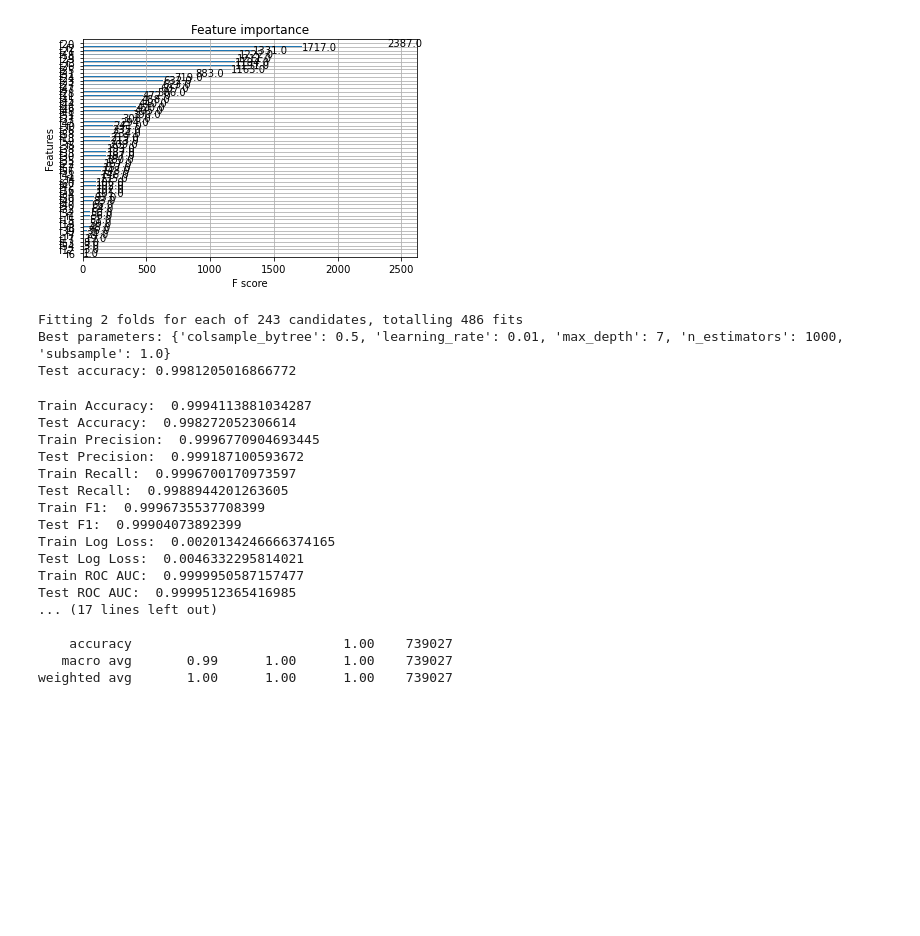
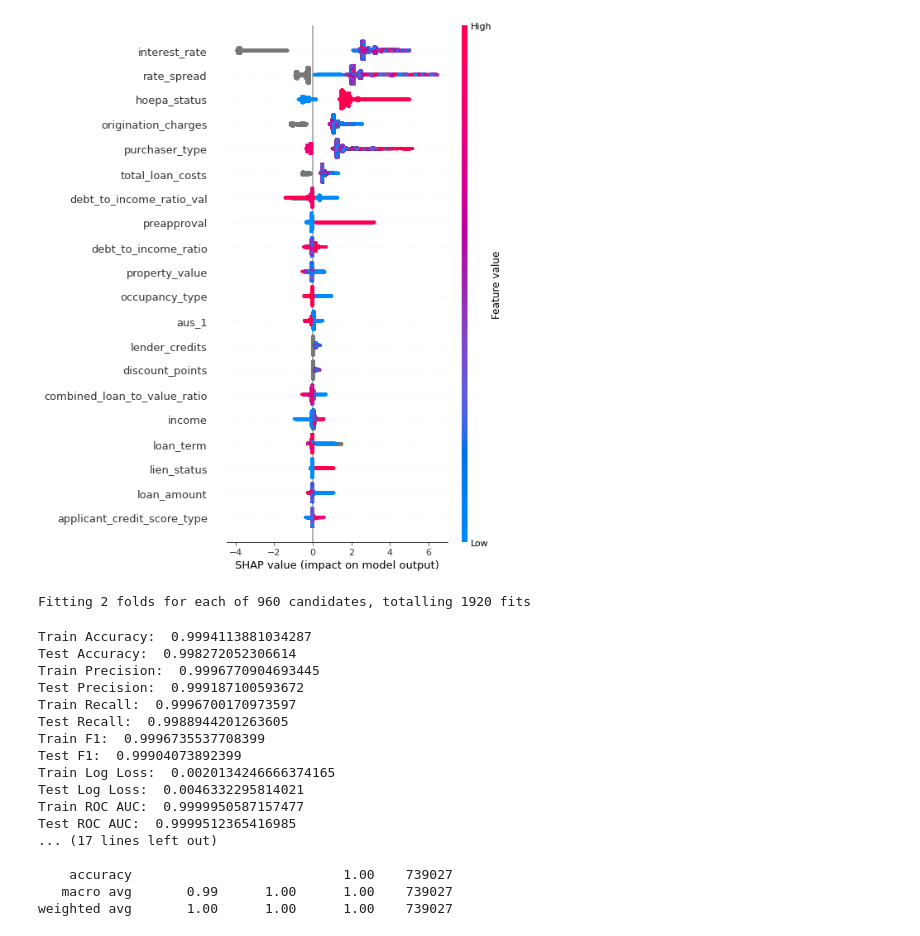
Before and after one commit to CoralLemons/Mortgage-Analysis-Project, a Jupyter notebook: Code/shane/exploration.ipynb, the cells around one changed output. Saved outputs shown, nothing was run; the diff lists cells and outputs as text; code cells hidden in the pictures; blank space fills up the shorter version.

Commit message:
adding the analytics table logic and additional xgboost data

```diff
--- a/Code/shane/exploration.ipynb
+++ b/Code/shane/exploration.ipynb
@@ -286,28 +351,7 @@ trainDF, testDF = train_test_split(sampleDF,
 # %%
 
-# split the data into predictors and target
-trainPredictors = trainDF.drop("action_taken")
-trainPredictors = trainPredictors.drop(descriptiveCols)
-trainTarget = trainDF["action_taken"]
-
-testPredictors = testDF.drop("action_taken")
-testPredictors = testPredictors.drop(descriptiveCols)
-testTarget = testDF["action_taken"]
-
-# build the model
-model = XGBClassifier(
-    n_estimators=1000,
-    max_depth=5,
-    learning_rate=0.1,
-    subsample=0.8,
-    colsample_bytree=0.8,
-    objective="binary:logistic",
-    eval_metric="logloss",
-    use_label_encoder=True
-)
-
 # fit the model
-model.fit(trainPredictors.to_numpy(), trainTarget.to_numpy())
+model.fit(trainPredictors, trainTarget)
 
 # make predictions
 trainPredictions = model.predict(trainPredictors.to_numpy())
@@ -346,20 +390,29 @@ trainClassificationReport = classification_report(trainTarget.to_numpy(), trainP
 testClassificationReport = classification_report(testTarget.to_numpy(), testPredictions)
 
 # show importance
-plot_importance(model)
-plt.show()
-
-# tune the model
-# %% [output]
-[figure, removed]
+# %%
+# now use shap on my model to show both feature importance AND the direction that each feature's values impact the model
+
+import shap
+
+# create a shap explainer
+explainer = shap.Explainer(model)
+
+# calculate the shap values
+shap_values = explainer.shap_values(trainPredictors)
+
+# plot the shap values
+shap.summary_plot(shap_values, trainPredictors)
+# %% [output]
+[figure, added]
 # %%
 # create a parameter grid
 paramGrid = {
     "max_depth": [3, 5, 7],
-    "n_estimators": [100, 500, 1000],
-    "learning_rate": [0.01, 0.1, 0.3],
-    "subsample": [0.5, 0.8, 1.0],
-    "colsample_bytree": [0.5, 0.8, 1.0],
+    "n_estimators": [100, 300, 500, 700, 1000],
+    "learning_rate": [0.01, 0.05, 0.1, 0.3],
+    "subsample": [0.3, 0.5, 0.8, 1.0],
+    "colsample_bytree": [0.3, 0.5, 0.8, 1.0],
 }
 
 # create the grid search
@@ -394,9 +447,7 @@ testAccuracy = accuracy_score(testTarget.to_numpy(), testPredictions)
 # print the test accuracy
 print(f"Test accuracy: {testAccuracy}")
 # %% [output]
-Fitting 2 folds for each of 243 candidates, totalling 486 fits
-Best parameters: {'colsample_bytree': 0.5, 'learning_rate': 0.01, 'max_depth': 7, 'n_estimators': 1000, 'subsample': 1.0}
-Test accuracy: 0.9981205016866772
+Fitting 2 folds for each of 960 candidates, totalling 1920 fits
 # %%
 # now show all my results
 print("Train Accuracy: ", trainAccuracy)
```
Also changed, not shown: parts of 7 cells of this notebook, 2 other files.
